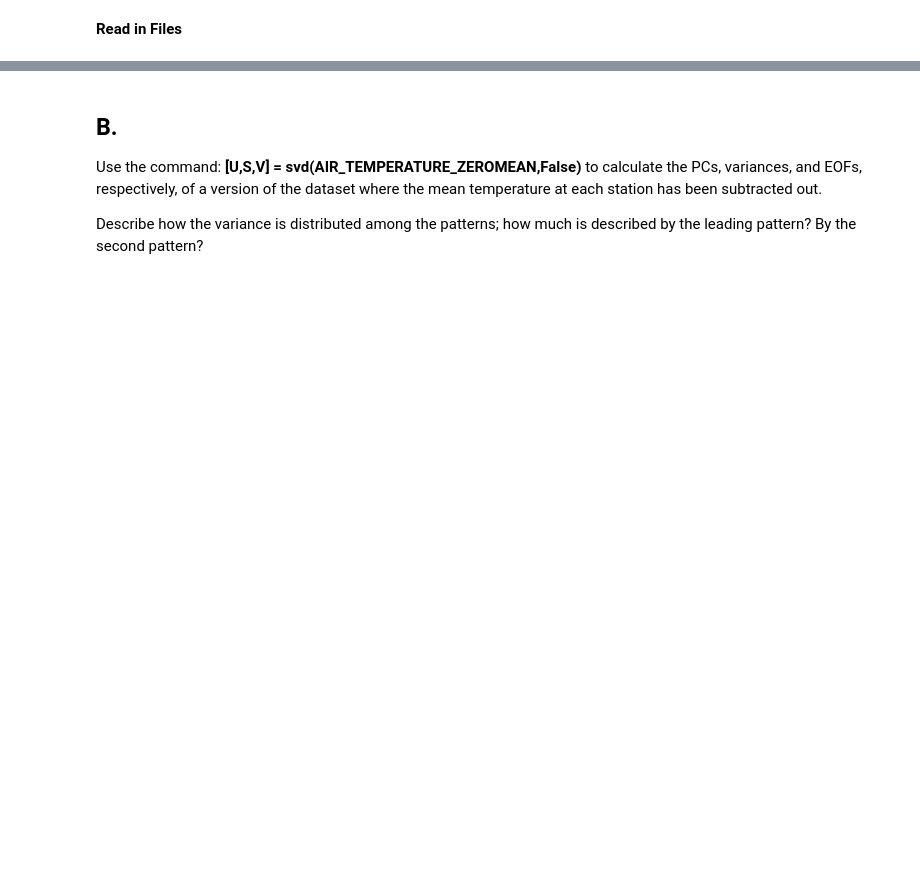
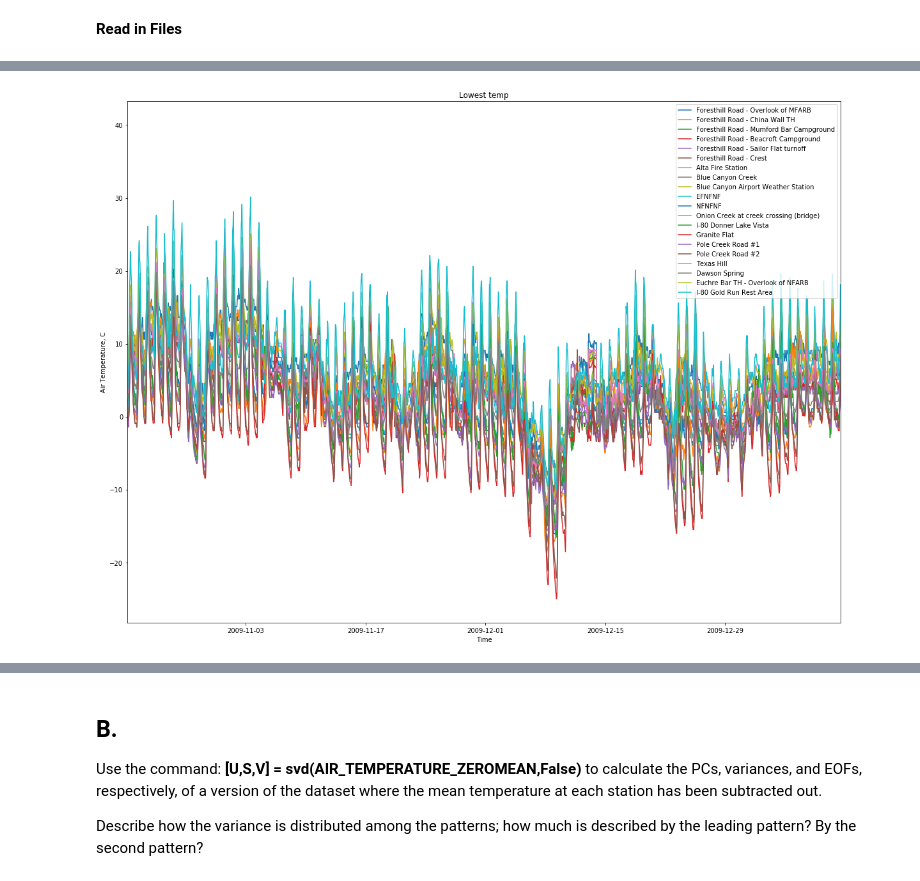
Before and after one commit to AzusaSayuri/UW-Data-analysis, a Jupyter notebook: HW8/Assignment8-XiminHu.ipynb, the cells around one changed output, grey strips where cells are left out. Saved outputs shown, nothing was run; the diff lists cells and outputs as text; code cells hidden in the pictures; blank space fills up the shorter version.

```diff
--- a/HW8/Assignment8-XiminHu.ipynb
+++ b/HW8/Assignment8-XiminHu.ipynb
@@ -58,0 +64,16 @@ plt.plot(dates,temp);
+# %%
+#site = 0 # plot the first site of 21
+
+plt.figure(figsize=(20,15))
+for site in range(0,20):
+    plt.plot(dates,AIR_TEMPERATURE[:,site],label=SITE_NAMES[site])
+plt.legend(loc='best')
+plt.ylabel('Air Temperature, C')
+plt.xlabel('Time');
+plt.title('Lowest temp')
+
+# use xlim to set x axis limits to zoom in
+# comment xlim out to plot the entire timeseries
+plt.xlim((dates[18000], dates[20000]));
+# %% [output]
+[figure, added]
```
Also changed, not shown: parts of 24 cells of this notebook, 1 other file.
